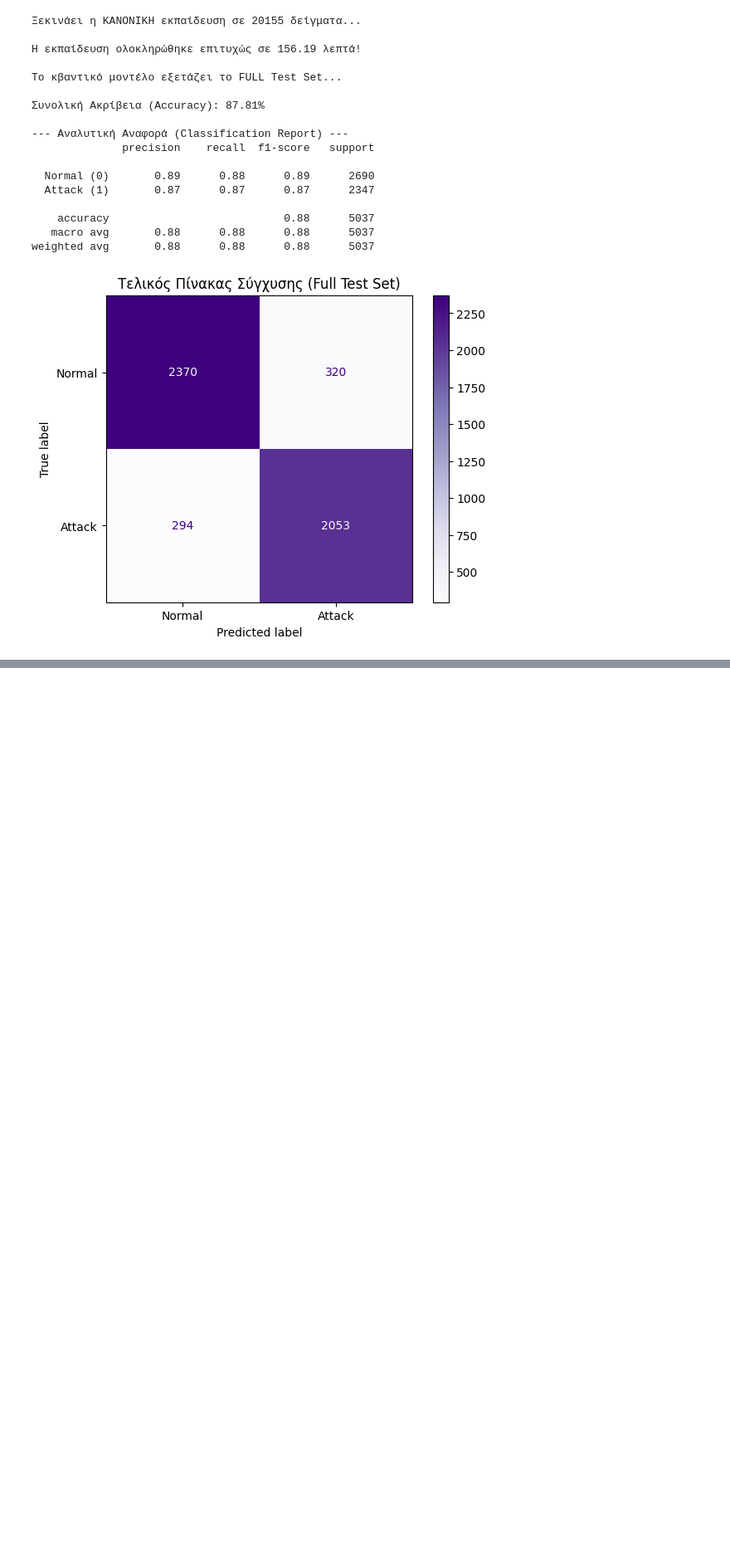
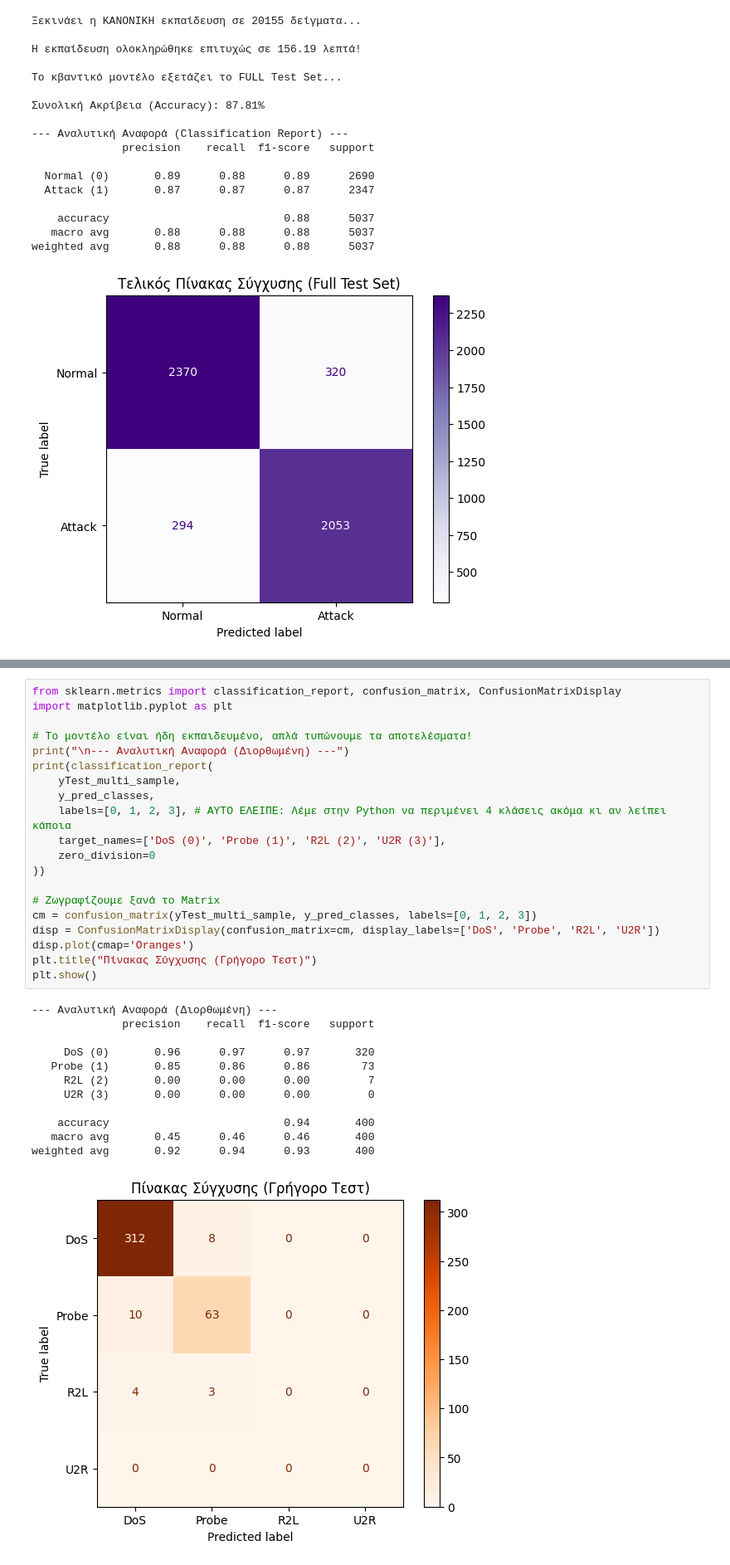
Before and after one commit to Angeloth1/Quantum-IDS-NSLKDD, a Jupyter notebook: notebooks/main.ipynb, the cells around one changed output, grey strips where cells are left out. Shown at 83% size. Cells and saved outputs as stored; diff of their text form; blank space fills up the shorter version.

```diff
--- a/notebooks/main.ipynb
+++ b/notebooks/main.ipynb
@@ -448,0 +617,33 @@ print("Το μοντέλο αποθηκεύτηκε επιτυχώς στο αρ
+# %%
+from sklearn.metrics import classification_report, confusion_matrix, ConfusionMatrixDisplay
+import matplotlib.pyplot as plt
+
+# Το μοντέλο είναι ήδη εκπαιδευμένο, απλά τυπώνουμε τα αποτελέσματα!
+print("\n--- Αναλυτική Αναφορά (Διορθωμένη) ---")
+print(classification_report(
+    yTest_multi_sample,
+    y_pred_classes,
+    labels=[0, 1, 2, 3], # ΑΥΤΟ ΕΛΕΙΠΕ: Λέμε στην Python να περιμένει 4 κλάσεις ακόμα κι αν λείπει κάποια
+    target_names=['DoS (0)', 'Probe (1)', 'R2L (2)', 'U2R (3)'],
+    zero_division=0
+))
+
+# Ζωγραφίζουμε ξανά το Matrix
+cm = confusion_matrix(yTest_multi_sample, y_pred_classes, labels=[0, 1, 2, 3])
+disp = ConfusionMatrixDisplay(confusion_matrix=cm, display_labels=['DoS', 'Probe', 'R2L', 'U2R'])
+disp.plot(cmap='Oranges')
+plt.title("Πίνακας Σύγχυσης (Γρήγορο Τεστ)")
+plt.show()
+# %% [output]
+--- Αναλυτική Αναφορά (Διορθωμένη) ---
+              precision    recall  f1-score   support
+
+     DoS (0)       0.96      0.97      0.97       320
+   Probe (1)       0.85      0.86      0.86        73
+     R2L (2)       0.00      0.00      0.00         7
+     U2R (3)       0.00      0.00      0.00         0
+
+    accuracy                           0.94       400
+   macro avg       0.45      0.46      0.46       400
+weighted avg       0.92      0.94      0.93       400
+[figure, added]
```
Also changed, not shown: parts of 4 cells of this notebook.
